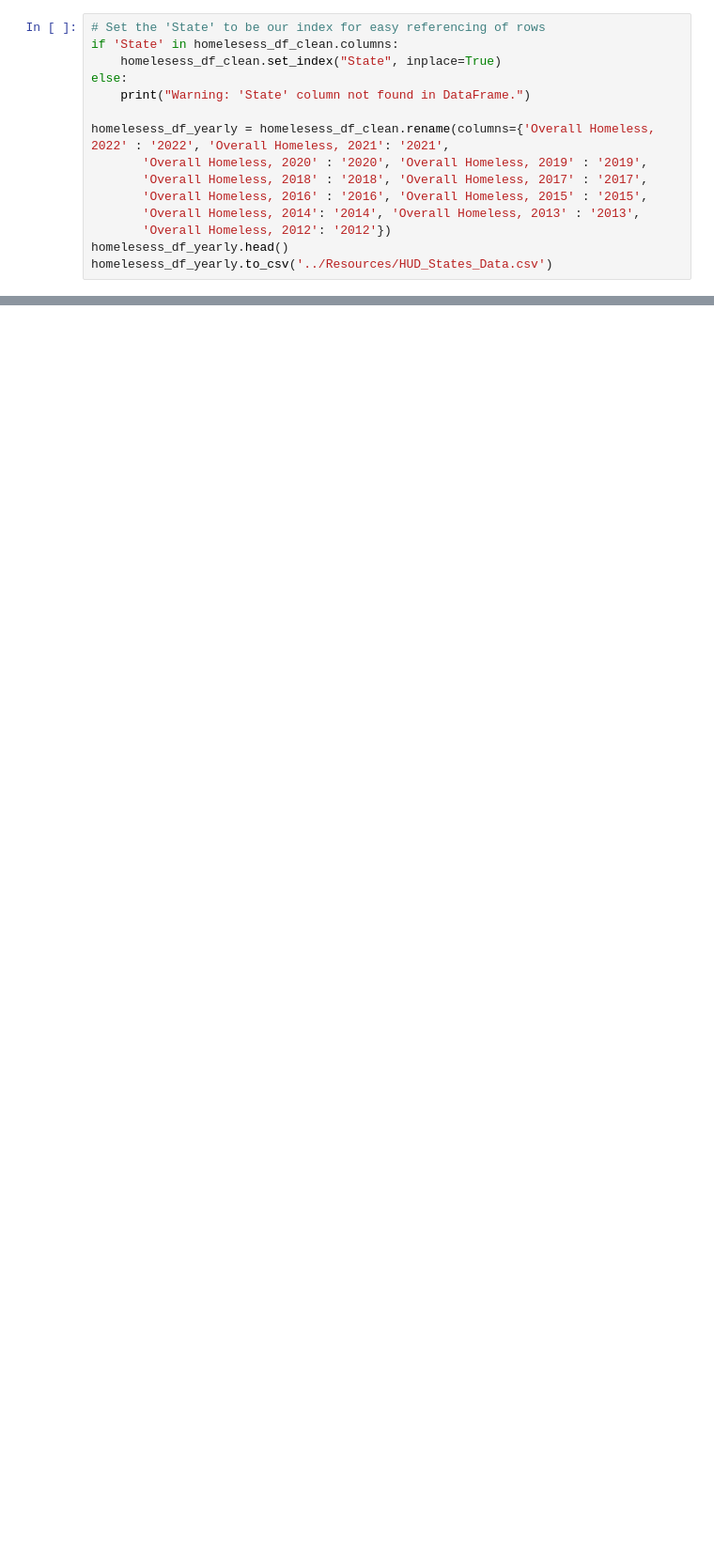
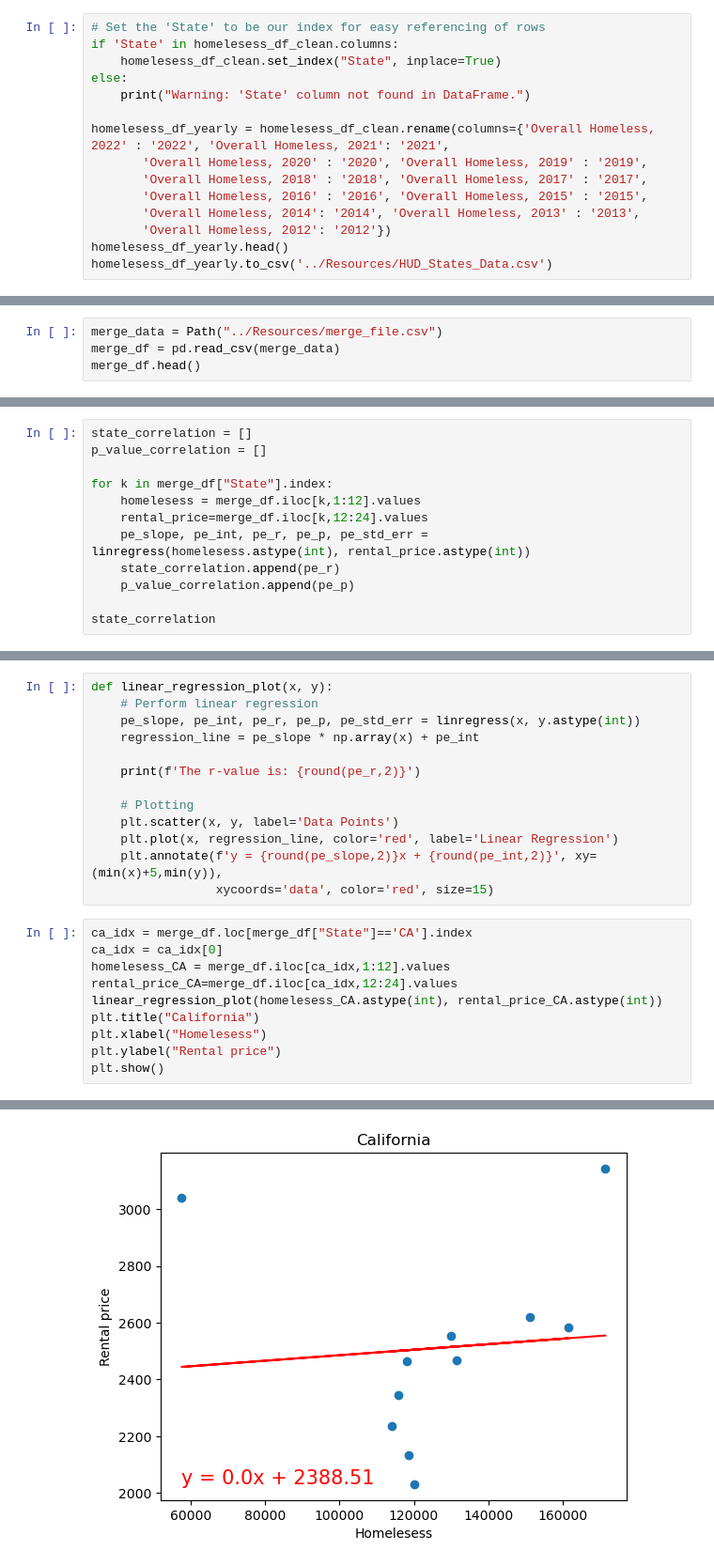
Before and after one commit to Vik1975/project_one, a Jupyter notebook: Homelesess_DF/HUD_data.ipynb, the cells around one changed output, grey strips where cells are left out. Shown at 94% size. Cells and saved outputs as stored; diff of their text form; blank space fills up the shorter version.

```diff
--- a/Homelesess_DF/HUD_data.ipynb
+++ b/Homelesess_DF/HUD_data.ipynb
@@ -109,0 +260,4 @@ Enter state code :  WA
+# %%
+merge_data = Path("../Resources/merge_file.csv")
+merge_df = pd.read_csv(merge_data)
+merge_df.head()
@@ -109,0 +272,12 @@ Enter state code :  WA
+# %%
+state_correlation = []
+p_value_correlation = []
+
+for k in merge_df["State"].index:
+    homelesess = merge_df.iloc[k,1:12].values
+    rental_price=merge_df.iloc[k,12:24].values
+    pe_slope, pe_int, pe_r, pe_p, pe_std_err = linregress(homelesess.astype(int), rental_price.astype(int))
+    state_correlation.append(pe_r)
+    p_value_correlation.append(pe_p)
+
+state_correlation
@@ -109,0 +309,24 @@ Enter state code :  WA
+# %%
+def linear_regression_plot(x, y):
+    # Perform linear regression
+    pe_slope, pe_int, pe_r, pe_p, pe_std_err = linregress(x, y.astype(int))
+    regression_line = pe_slope * np.array(x) + pe_int
+
+    print(f'The r-value is: {round(pe_r,2)}')
+
+    # Plotting
+    plt.scatter(x, y, label='Data Points')
+    plt.plot(x, regression_line, color='red', label='Linear Regression')
+    plt.annotate(f'y = {round(pe_slope,2)}x + {round(pe_int,2)}', xy=(min(x)+5,min(y)),
+                 xycoords='data', color='red', size=15)
+# %%
+ca_idx = merge_df.loc[merge_df["State"]=='CA'].index
+ca_idx = ca_idx[0]
+homelesess_CA = merge_df.iloc[ca_idx,1:12].values
+rental_price_CA=merge_df.iloc[ca_idx,12:24].values
+linear_regression_plot(homelesess_CA.astype(int), rental_price_CA.astype(int))
+plt.title("California")
+plt.xlabel("Homelesess")
+plt.ylabel("Rental price")
+plt.show()
+# %% [output]
@@ -109,0 +334 @@ Enter state code :  WA
+[figure, added]
```
Also changed, not shown: parts of 21 cells of this notebook, 6 other files.
